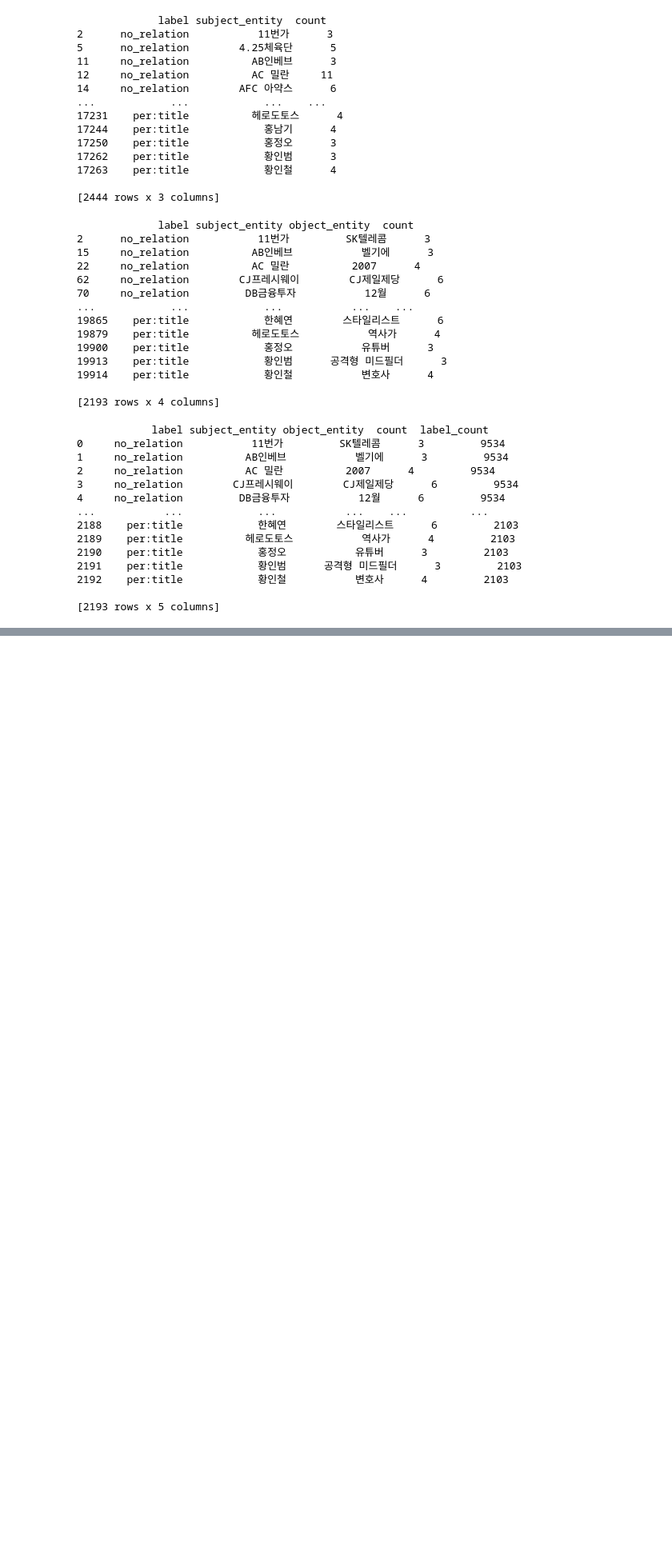
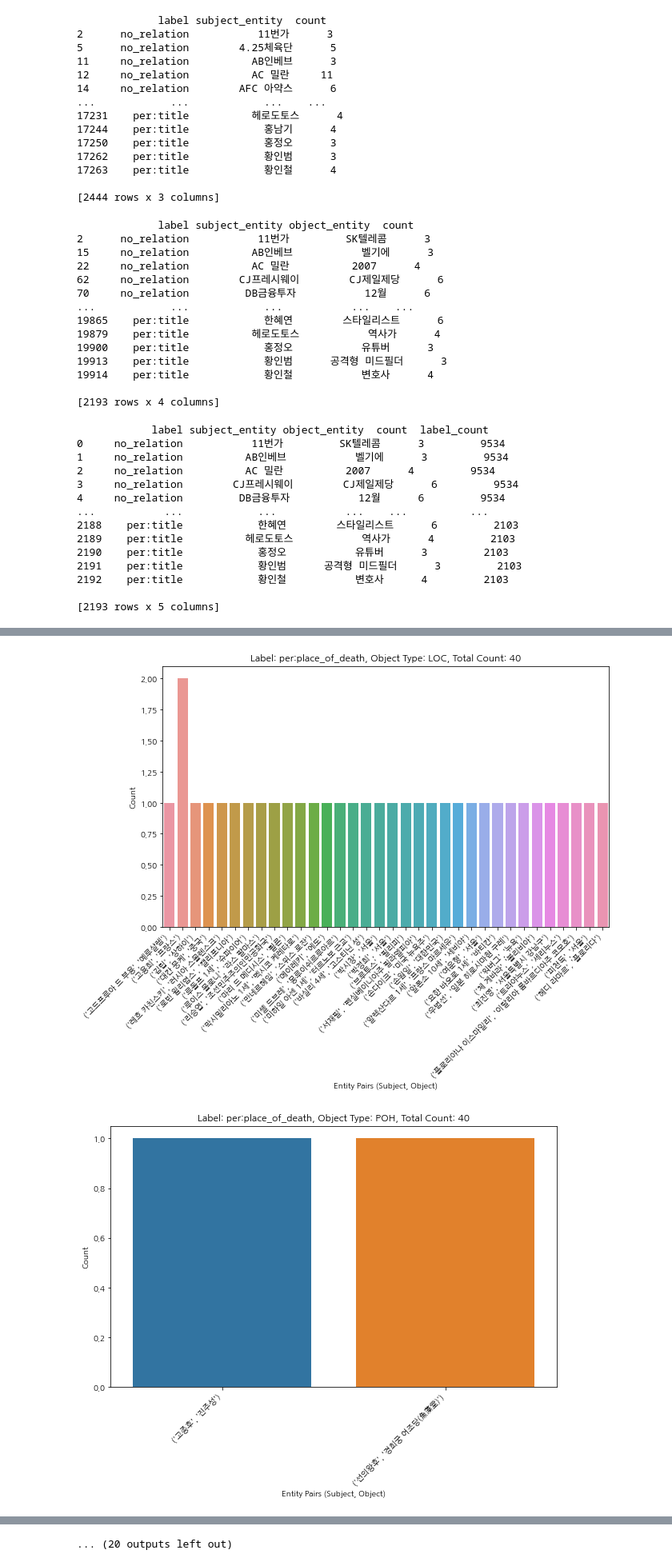
Before and after one commit to boostcampaitech5/level2_klue-nlp-02, a Jupyter notebook: data_analysis/CJW_viz.ipynb, the cells around one changed output, grey strips where cells are left out. Shown at 80% size. Cells and saved outputs as stored; diff of their text form; code cells hidden in the pictures; blank space fills up the shorter version.

```diff
--- a/data_analysis/CJW_viz.ipynb
+++ b/data_analysis/CJW_viz.ipynb
@@ -448,0 +551,44 @@ for label in result['label'].unique():
+# %%
+import seaborn as sns
+
+plt.rcParams['font.family'] = 'NanumGothic'
+
+# Get total counts for each label
+total_label_counts = train_df['label'].value_counts()
+
+# Group by label, object_type, subject_entity, and object_entity and count the occurrences
+result = train_df.groupby(['label', 'object_type', 'subject_entity', 'object_entity']).size().reset_index(name='count')
+
+# Iterate over each unique label in the result DataFrame
+for label in sorted(list(result['label'].unique()), key = lambda x: total_label_counts[x]):
+    # Filter the DataFrame for the current label
+    label_data = result[result['label'] == label].reset_index(drop=True)
+
+    # Iterate over each unique object_type in the label_data DataFrame
+    for object_type in label_data['object_type'].unique():
+        # no_relation은 보지 말자
+        label_data = result[result['label'] == label].reset_index(drop=True)
+        label_count = total_label_counts[label]
+
+        if label_count >= 1000:
+            continue
+
+        # Filter the label_data DataFrame for the current object_type
+        object_type_data = label_data[label_data['object_type'] == object_type].reset_index(drop=True)
+
+        label_count = total_label_counts[label]
+
+        if object_type_data['count'].sum() < 2:
+            continue
+
+        # Create a bar plot for the current label and object_type
+        plt.figure(figsize=(10, 6))
+        sns.barplot(x=object_type_data[['subject_entity', 'object_entity']].apply(tuple, axis=1), y='count', data=object_type_data)
+        plt.title(f"Label: {label}, Object Type: {object_type}, Total Count: {label_count}")
+        plt.xlabel("Entity Pairs (Subject, Object)")
+        plt.ylabel("Count")
+        plt.xticks(rotation=45, ha='right')
+        plt.show()
+# %% [output]
+[figure, added]
+[figure, added]
@@ -448,0 +605 @@ for label in result['label'].unique():
+... (20 outputs left out)
```
Also changed, not shown: parts of 11 cells of this notebook.
